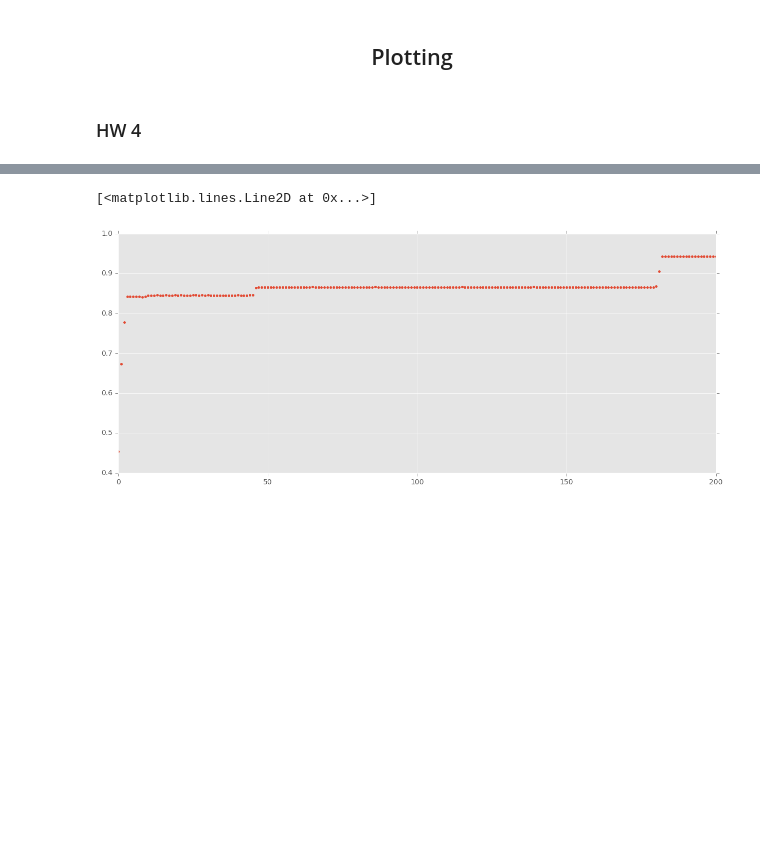
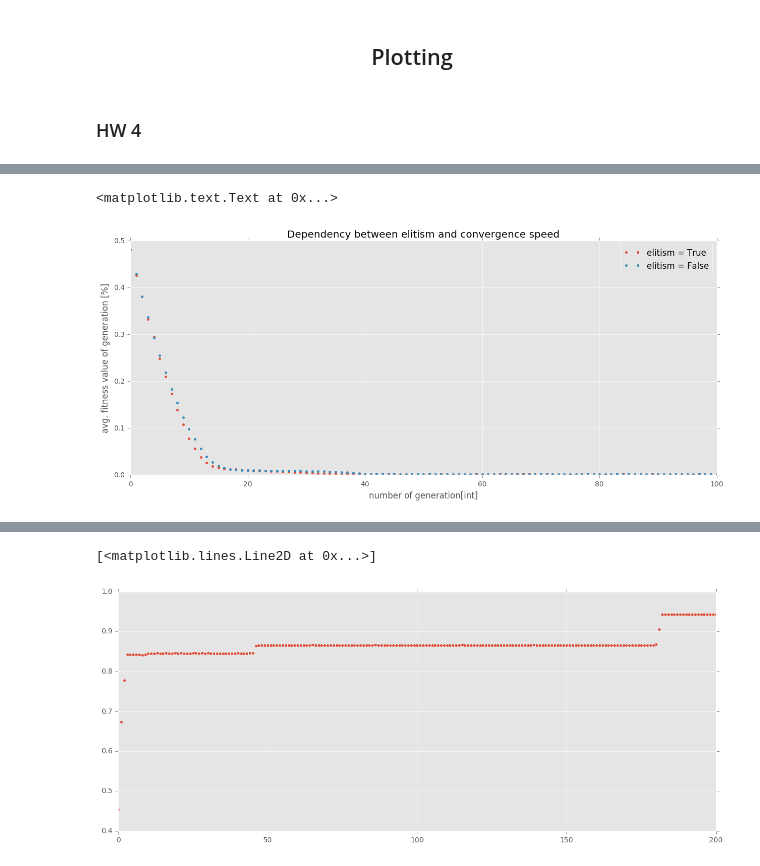
Before and after one commit to bobirdmi/MI-PAA, a Jupyter notebook: hw4.ipynb, the cells around one changed output, grey strips where cells are left out. Saved outputs shown, nothing was run; the diff lists cells and outputs as text; code cells hidden in the pictures; blank space fills up the shorter version.

```diff
--- a/hw4.ipynb
+++ b/hw4.ipynb
@@ -203,0 +224,10 @@ plt.plot(x, dictn4[40][0], '.')
+# %%
+plt.plot(x, dictn4[40]['elitism'][True][0], '.', label='elitism = True')
+plt.plot(x, dictn4[40]['elitism'][False][0], '.', label='elitism = False')
+plt.xlabel('number of generation[int]')
+plt.ylabel('avg. fitness value of generation [%]')
+plt.legend(loc='best')
+plt.title('Dependency between elitism and convergence')
+# %% [output]
+<matplotlib.text.Text at 0x...>
+[figure, added]
```
Also changed, not shown: parts of 10 cells of this notebook, 1 other file.
